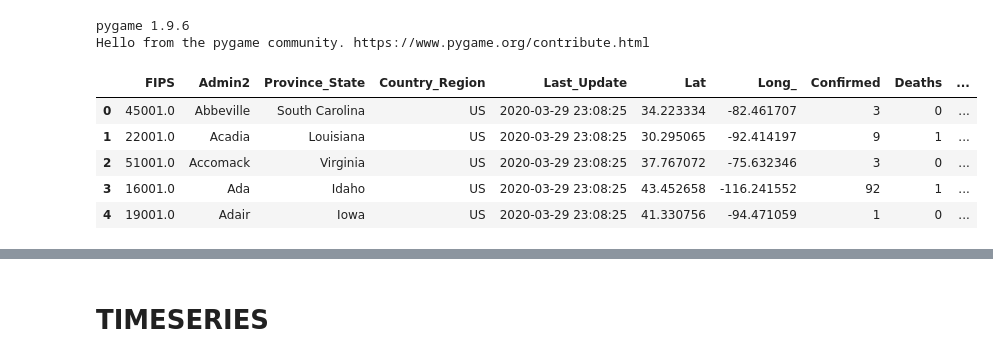
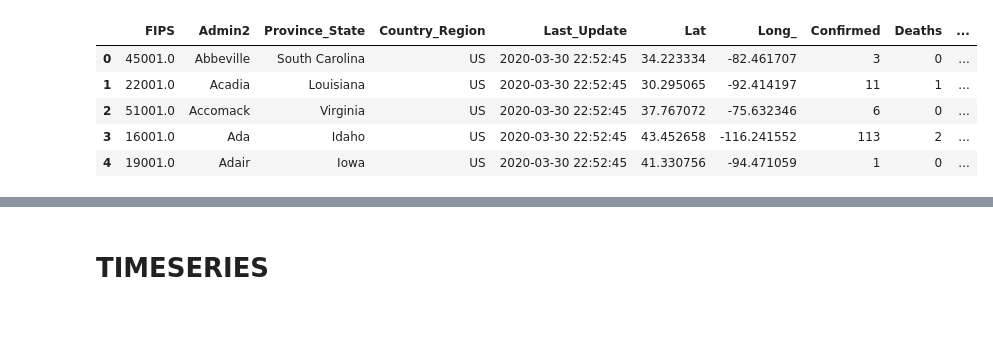
Before and after one commit to Thiagobc23/COVID-19, a Jupyter notebook: COVID19.ipynb, the cells around one changed output, grey strips where cells are left out. Saved outputs shown, nothing was run; the diff lists cells and outputs as text; code cells hidden in the pictures; blank space fills up the shorter version.

```diff
--- a/COVID19.ipynb
+++ b/COVID19.ipynb
@@ -4,33 +4,31 @@
 # %%
 # Data From https://www.kaggle.com/imdevskp/corona-virus-report
 import numpy as np
 import pandas as pd
 import geopandas as gpd
 import matplotlib
 import matplotlib.pyplot as plt
 from mpl_toolkits.axes_grid1 import make_axes_locatable
 import moviepy.editor as mp
 from IPython.display import Video
 
 world = gpd.read_file(gpd.datasets.get_path('naturalearth_lowres'))
 world = world[~world.name.isin(["Antarctica", "Fr. S. Antarctic Lands"])]
 #PATH = "C:/py/covid19/COVID-19-master/csse_covid_19_data/csse_covid_19_daily_reports/"
 url = 'https://raw.githubusercontent.com/CSSEGISandData/COVID-19/master/csse_covid_19_data/csse_covid_19_daily_reports/'
 path = 'C:/py/covid19/COVID-19-master/csse_covid_19_data/csse_covid_19_daily_reports/'
 
-file = '03-29-2020.csv'
-today = '03-29-2020'
+file = '03-30-2020.csv'
+today = '03-30-2020'
 df = pd.read_csv(url+file)
 df.head()
 # %% [output]
-pygame 1.9.6
-Hello from the pygame community. https://www.pygame.org/contribute.html
 |  | FIPS | Admin2 | Province_State | Country_Region | Last_Update | Lat | Long_ | Confirmed | Deaths | ... |
-| 0 | 45001.0 | Abbeville | South Carolina | US | 2020-03-29 23:08:25 | 34.223334 | -82.461707 | 3 | 0 | ... |
-| 1 | 22001.0 | Acadia | Louisiana | US | 2020-03-29 23:08:25 | 30.295065 | -92.414197 | 9 | 1 | ... |
-| 2 | 51001.0 | Accomack | Virginia | US | 2020-03-29 23:08:25 | 37.767072 | -75.632346 | 3 | 0 | ... |
-| 3 | 16001.0 | Ada | Idaho | US | 2020-03-29 23:08:25 | 43.452658 | -116.241552 | 92 | 1 | ... |
-| 4 | 19001.0 | Adair | Iowa | US | 2020-03-29 23:08:25 | 41.330756 | -94.471059 | 1 | 0 | ... |
+| 0 | 45001.0 | Abbeville | South Carolina | US | 2020-03-30 22:52:45 | 34.223334 | -82.461707 | 3 | 0 | ... |
+| 1 | 22001.0 | Acadia | Louisiana | US | 2020-03-30 22:52:45 | 30.295065 | -92.414197 | 11 | 1 | ... |
+| 2 | 51001.0 | Accomack | Virginia | US | 2020-03-30 22:52:45 | 37.767072 | -75.632346 | 6 | 0 | ... |
+| 3 | 16001.0 | Ada | Idaho | US | 2020-03-30 22:52:45 | 43.452658 | -116.241552 | 113 | 2 | ... |
+| 4 | 19001.0 | Adair | Iowa | US | 2020-03-30 22:52:45 | 41.330756 | -94.471059 | 1 | 0 | ... |
 # %%
 # Rank countries by category (confirmed, deaths, recovered)
 def plot_rank(col, limit, color):
```
Also changed, not shown: parts of 9 cells of this notebook, 2 other files.
